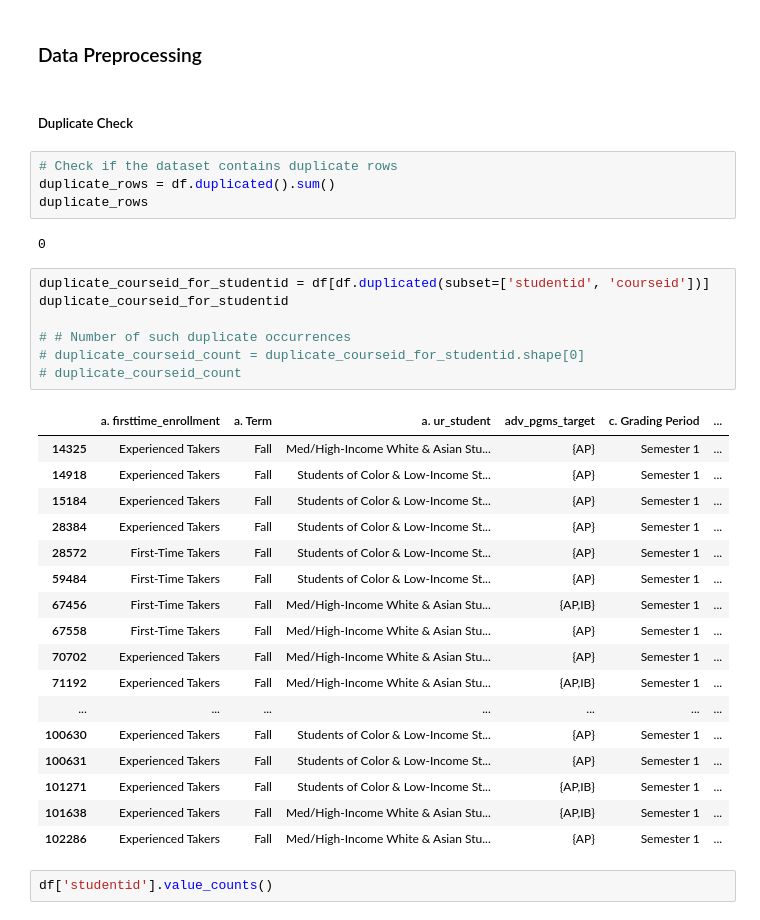
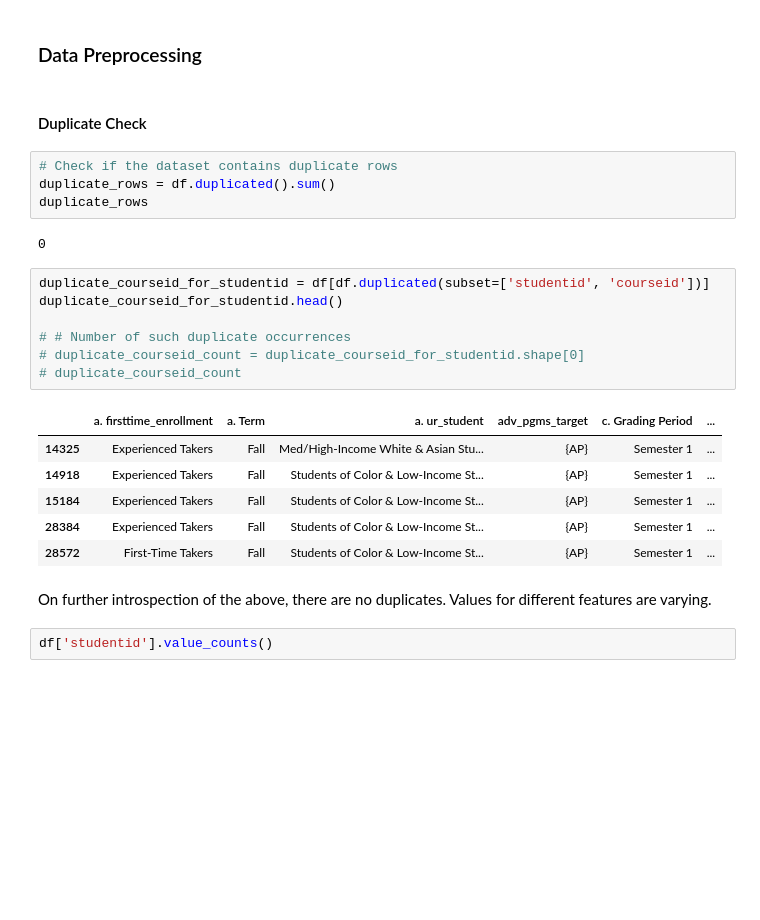
Before and after one commit to qwerty-loops/Equity_Insights, a Jupyter notebook: Expo_preprocessing.ipynb, the cells around one changed output. Cells and saved outputs as stored; diff of their text form; blank space fills up the shorter version.

```diff
--- a/Expo_preprocessing.ipynb
+++ b/Expo_preprocessing.ipynb
@@ -135,7 +135,7 @@ Unique Survey Start year for Schools = 10
 # %% [markdown]
 ### Data Preprocessing
 # %% [markdown]
-##### Duplicate Check
+#### Duplicate Check
 # %%
 # Check if the dataset contains duplicate rows
 duplicate_rows = df.duplicated().sum()
@@ -144,29 +144,20 @@ duplicate_rows
 0
 # %%
 duplicate_courseid_for_studentid = df[df.duplicated(subset=['studentid', 'courseid'])]
-duplicate_courseid_for_studentid
+duplicate_courseid_for_studentid.head()
 
 # # Number of such duplicate occurrences
 # duplicate_courseid_count = duplicate_courseid_for_studentid.shape[0]
 # duplicate_courseid_count
 # %% [output]
 |  | a. firsttime_enrollment | a. Term | a. ur_student | adv_pgms_target | c. Grading Period | ... |
 | 14325 | Experienced Takers | Fall | Med/High-Income White & Asian Stu... | {AP} | Semester 1 | ... |
 | 14918 | Experienced Takers | Fall | Students of Color & Low-Income St... | {AP} | Semester 1 | ... |
 | 15184 | Experienced Takers | Fall | Students of Color & Low-Income St... | {AP} | Semester 1 | ... |
 | 28384 | Experienced Takers | Fall | Students of Color & Low-Income St... | {AP} | Semester 1 | ... |
 | 28572 | First-Time Takers | Fall | Students of Color & Low-Income St... | {AP} | Semester 1 | ... |
-| 59484 | First-Time Takers | Fall | Students of Color & Low-Income St... | {AP} | Semester 1 | ... |
-| 67456 | First-Time Takers | Fall | Med/High-Income White & Asian Stu... | {AP,IB} | Semester 1 | ... |
-| 67558 | First-Time Takers | Fall | Med/High-Income White & Asian Stu... | {AP} | Semester 1 | ... |
-| 70702 | Experienced Takers | Fall | Med/High-Income White & Asian Stu... | {AP} | Semester 1 | ... |
-| 71192 | Experienced Takers | Fall | Med/High-Income White & Asian Stu... | {AP,IB} | Semester 1 | ... |
-| ... | ... | ... | ... | ... | ... | ... |
-| 100630 | Experienced Takers | Fall | Students of Color & Low-Income St... | {AP} | Semester 1 | ... |
-| 100631 | Experienced Takers | Fall | Students of Color & Low-Income St... | {AP} | Semester 1 | ... |
-| 101271 | Experienced Takers | Fall | Students of Color & Low-Income St... | {AP,IB} | Semester 1 | ... |
-| 101638 | Experienced Takers | Fall | Med/High-Income White & Asian Stu... | {AP,IB} | Semester 1 | ... |
-| 102286 | Experienced Takers | Fall | Med/High-Income White & Asian Stu... | {AP} | Semester 1 | ... |
+# %% [markdown]
+On further introspection of the above, there are no duplicates. Values for different features are varying.
 # %%
 df['studentid'].value_counts()
 # %% [output]
```
Also changed, not shown: parts of 11 cells of this notebook.
